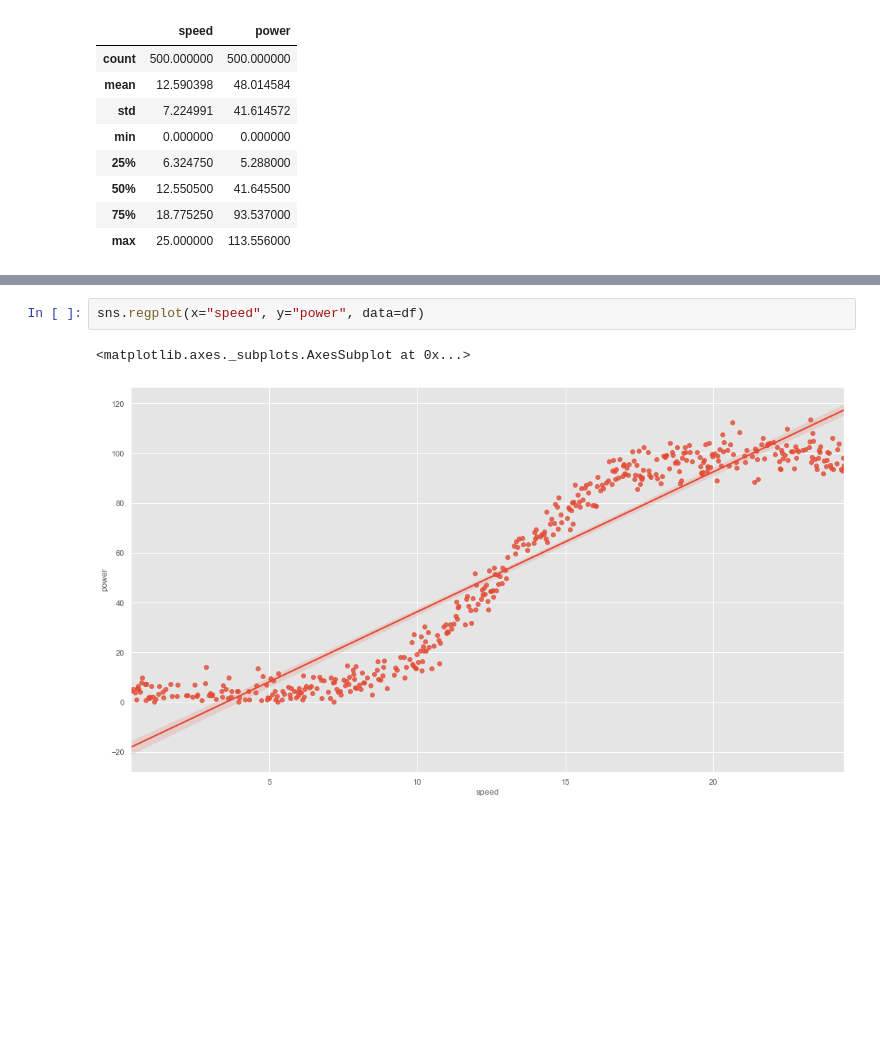
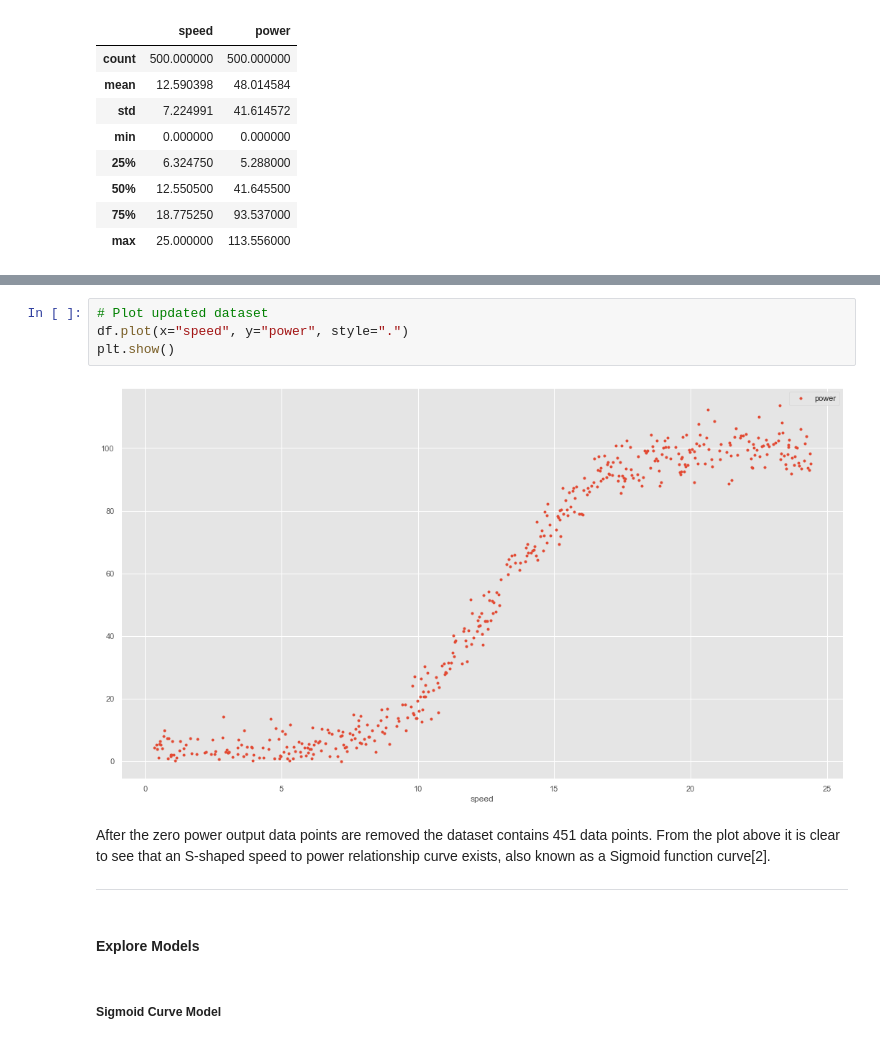
Before and after one commit to dconn20/MachineLearning.Project, a Jupyter notebook: Machine Learning & Statistics Project 2020.ipynb, the cells around one changed output, grey strips where cells are left out. Saved outputs shown, nothing was run; the diff lists cells and outputs as text; blank space fills up the shorter version.

Commit message:
Models added

```diff
--- a/Machine Learning & Statistics Project 2020.ipynb
+++ b/Machine Learning & Statistics Project 2020.ipynb
@@ -121,5 +156,13 @@ df
-# %%
-sns.regplot(x="speed", y="power", data=df)
-# %% [output]
-<matplotlib.axes._subplots.AxesSubplot at 0x...>
-[figure, removed]
+# %%
+# Plot updated dataset
+df.plot(x="speed", y="power", style=".")
+plt.show()
+# %% [output]
+[figure, added]
+# %% [markdown]
+After the zero power output data points are removed the dataset contains 451 data points. From the plot above it is clear to see that an S-shaped speed to power relationship curve exists, also known as a Sigmoid function curve[2].
+***********************************************************
+# %% [markdown]
+#### Explore Models
+# %% [markdown]
+##### Sigmoid Curve Model
```
Also changed, not shown: parts of 22 cells of this notebook.
